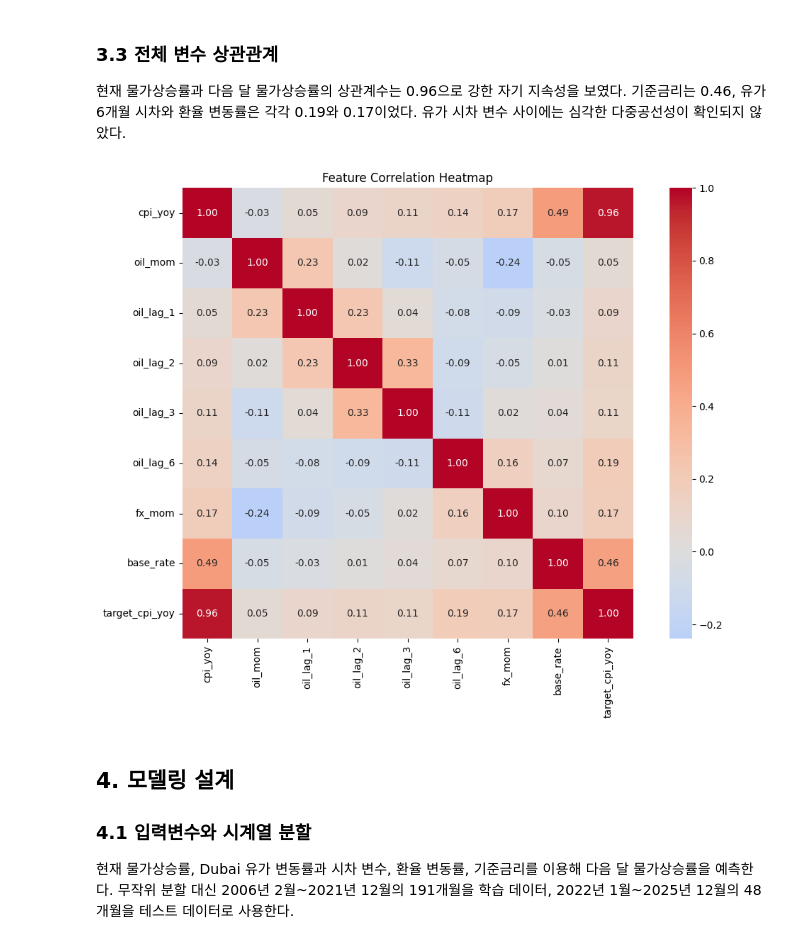
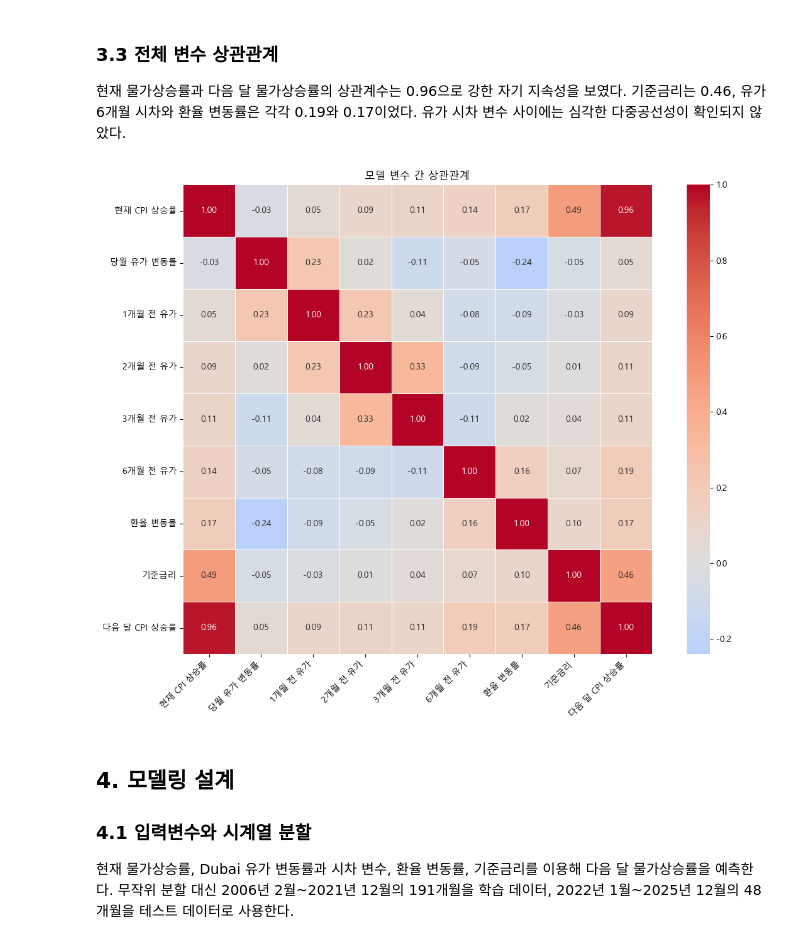
Before and after one commit to Polalise/MachineLearning_oil, a Jupyter notebook: model.ipynb, the cells around one changed output. Saved outputs shown, nothing was run; the diff lists cells and outputs as text; code cells hidden in the pictures.

```diff
--- a/model.ipynb
+++ b/model.ipynb
@@ -344,6 +348,13 @@ dtype: int64
 
 유가, 소비자물가 상승률, 환율, 기준금리의 분포와 시간 흐름을 확인한다. 2008년 금융위기, 2020년 코로나19, 2022년 국제 원자재가격 상승기처럼 변동성이 큰 구간은 실제 경제 현상이므로 단순 오류로 간주해 제거하지 않는다.
 # %%
+# 한글 폰트 설정
+font_path = r"C:\Windows\Fonts\malgun.ttf"
+font_name = font_manager.FontProperties(fname=font_path).get_name()
+
+plt.rcParams["font.family"] = font_name
+plt.rcParams["axes.unicode_minus"] = False
+
 # 주요 변수의 기술통계
 display(
     analysis_df[
@@ -355,19 +366,19 @@ display(
 fig, axes = plt.subplots(2, 2, figsize=(15, 9))
 
 axes[0, 0].plot(analysis_df["date"], analysis_df["dubai_price"])
-axes[0, 0].set_title("Dubai Oil Price")
-axes[0, 0].set_ylabel("USD per barrel")
+axes[0, 0].set_title("두바이 유가 추이")
+axes[0, 0].set_ylabel("배럴당 달러")
 
 axes[0, 1].plot(analysis_df["date"], analysis_df["cpi_yoy"])
-axes[0, 1].set_title("Consumer Price Inflation (YoY)")
+axes[0, 1].set_title("소비자물가 상승률 추이")
 axes[0, 1].set_ylabel("%")
 
 axes[1, 0].plot(analysis_df["date"], analysis_df["usd_krw"])
-axes[1, 0].set_title("USD/KRW Monthly Average")
-axes[1, 0].set_ylabel("KRW")
+axes[1, 0].set_title("원/달러 월평균 환율 추이")
+axes[1, 0].set_ylabel("원")
 
 axes[1, 1].plot(analysis_df["date"], analysis_df["base_rate"])
-axes[1, 1].set_title("Bank of Korea Base Rate")
+axes[1, 1].set_title("한국은행 기준금리 추이")
 axes[1, 1].set_ylabel("%")
 
 for ax in axes.flat:
@@ -434,34 +456,56 @@ Name: target_cpi_yoy, dtype: float64
 # %%
 # 전체 모델 변수의 상관관계 히트맵
 corr_columns = [
     "cpi_yoy",
     "oil_mom",
     "oil_lag_1",
     "oil_lag_2",
     "oil_lag_3",
     "oil_lag_6",
     "fx_mom",
     "base_rate",
     "target_cpi_yoy",
 ]
 
 correlation_matrix = analysis_df[corr_columns].corr()
 
-plt.figure(figsize=(11, 8))
+# 히트맵 출력용 한글 변수명
+label_map = {
+    "cpi_yoy": "현재 CPI 상승률",
+    "oil_mom": "당월 유가 변동률",
+    "oil_lag_1": "1개월 전 유가",
+    "oil_lag_2": "2개월 전 유가",
+    "oil_lag_3": "3개월 전 유가",
+    "oil_lag_6": "6개월 전 유가",
+    "fx_mom": "환율 변동률",
+    "base_rate": "기준금리",
+    "target_cpi_yoy": "다음 달 CPI 상승률",
+}
+
+correlation_matrix_ko = correlation_matrix.rename(
+    index=label_map,
+    columns=label_map,
+)
+
+plt.figure(figsize=(12, 9))
+
 sns.heatmap(
-    correlation_matrix,
+    correlation_matrix_ko,
     annot=True,
     fmt=".2f",
     cmap="coolwarm",
     center=0,
-    square=True
+    square=True,
+    linewidths=0.5,
 )
 
-plt.title("Feature Correlation Heatmap")
+plt.title("모델 변수 간 상관관계")
+plt.xticks(rotation=45, ha="right")
+plt.yticks(rotation=0)
 plt.tight_layout()
 plt.show()
 # %% [output]
-[figure, old version]
+[figure, new version]
 # %% [markdown]
 ## 4. 모델링 설계
 
```
Also changed, not shown: parts of 8 cells of this notebook, 9 other files.
